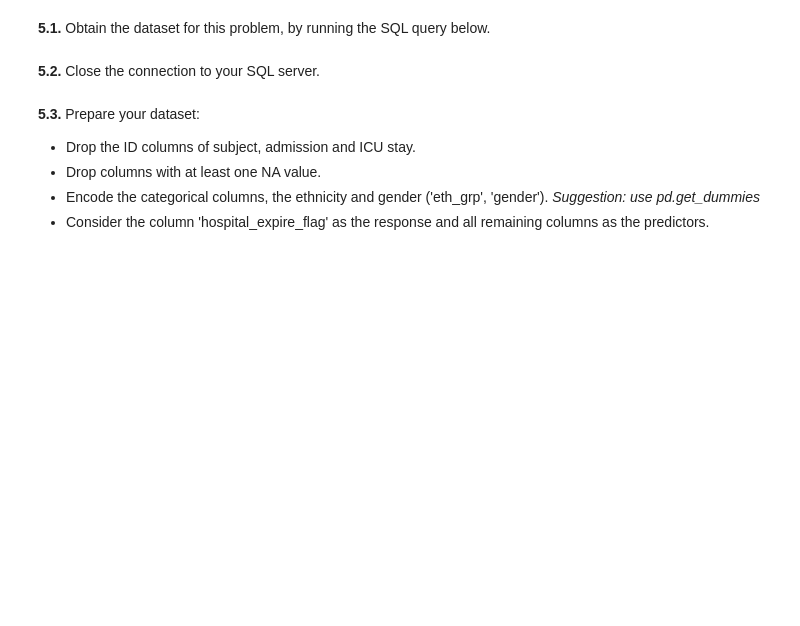
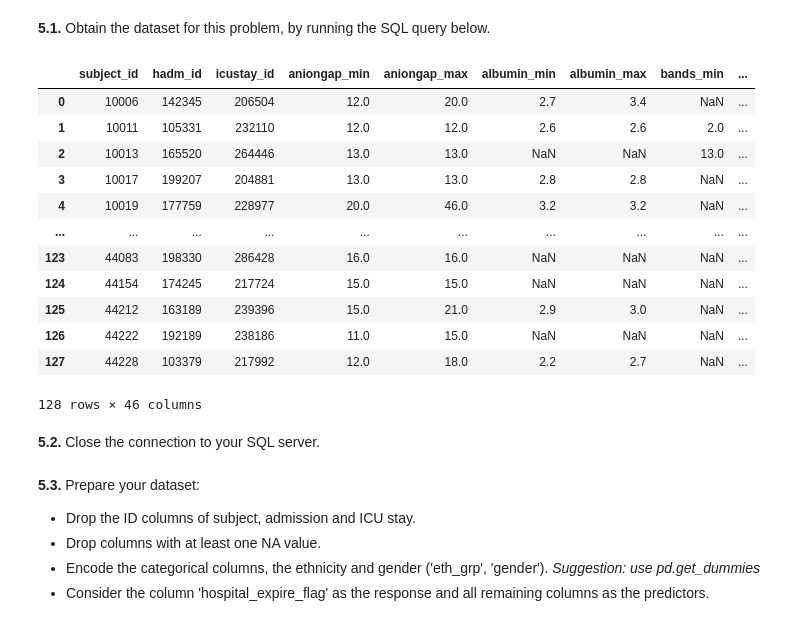
Before and after one commit to claramarto11/AAvanceproject, a Jupyter notebook: Assignment2_tofill.ipynb, the cells around one changed output. Cells and saved outputs as stored; diff of their text form; code cells hidden in the pictures; blank space fills up the shorter version.

```diff
--- a/Assignment2_tofill.ipynb
+++ b/Assignment2_tofill.ipynb
@@ -129,13 +215,33 @@ You will now have to answer a few SQL questions.
 # %%
 query = "SELECT pivoted_lab.*," +\
                 "gender as gender," +\
                 "admission_age," +\
                 "ethnicity_grouped as eth_grp," +\
                 "hospital_expire_flag," +\
                 "los_icu " +\
         "FROM demographics " +\
         "LEFT JOIN pivoted_lab " +\
         "ON demographics.icustay_id = pivoted_lab.icustay_id " +\
         "WHERE first_icu_stay = true"
+
+cursor.execute(query)
+colnames = [desc[0] for desc in cursor.description]
+data = cursor.fetchall()
+admission_table1 = pd.DataFrame(data, columns = colnames)
+admission_table1
+# %% [output]
+|  | subject_id | hadm_id | icustay_id | aniongap_min | aniongap_max | albumin_min | albumin_max | bands_min | ... |
+| 0 | 10006 | 142345 | 206504 | 12.0 | 20.0 | 2.7 | 3.4 | NaN | ... |
+| 1 | 10011 | 105331 | 232110 | 12.0 | 12.0 | 2.6 | 2.6 | 2.0 | ... |
+| 2 | 10013 | 165520 | 264446 | 13.0 | 13.0 | NaN | NaN | 13.0 | ... |
+| 3 | 10017 | 199207 | 204881 | 13.0 | 13.0 | 2.8 | 2.8 | NaN | ... |
+| 4 | 10019 | 177759 | 228977 | 20.0 | 46.0 | 3.2 | 3.2 | NaN | ... |
+| ... | ... | ... | ... | ... | ... | ... | ... | ... | ... |
+| 123 | 44083 | 198330 | 286428 | 16.0 | 16.0 | NaN | NaN | NaN | ... |
+| 124 | 44154 | 174245 | 217724 | 15.0 | 15.0 | NaN | NaN | NaN | ... |
+| 125 | 44212 | 163189 | 239396 | 15.0 | 21.0 | 2.9 | 3.0 | NaN | ... |
+| 126 | 44222 | 192189 | 238186 | 11.0 | 15.0 | NaN | NaN | NaN | ... |
+| 127 | 44228 | 103379 | 217992 | 12.0 | 18.0 | 2.2 | 2.7 | NaN | ... |
+128 rows × 46 columns
 # %% [markdown]
 **5.2.** Close the connection to your SQL server.
```
Also changed, not shown: parts of 10 cells of this notebook.
